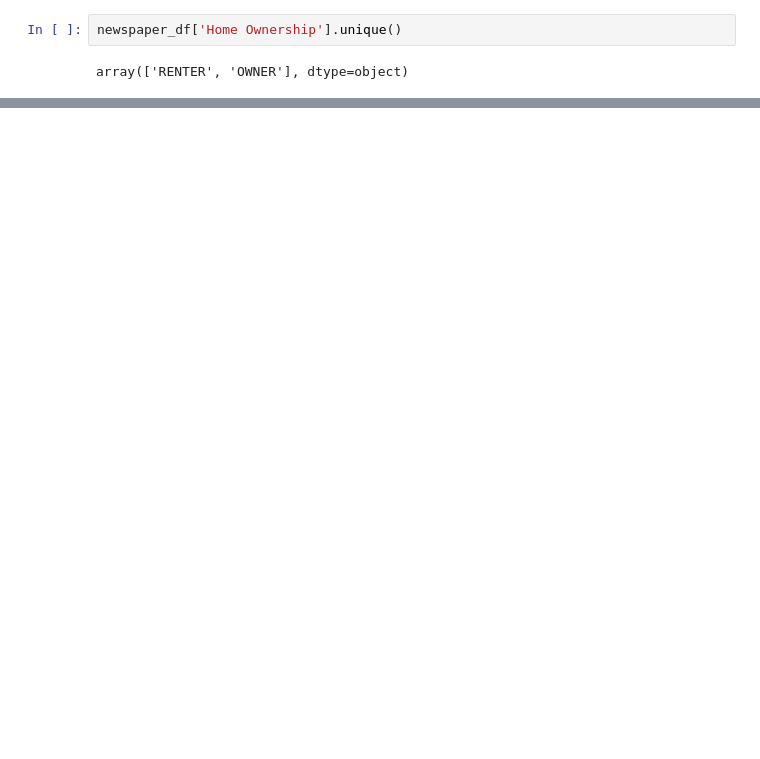
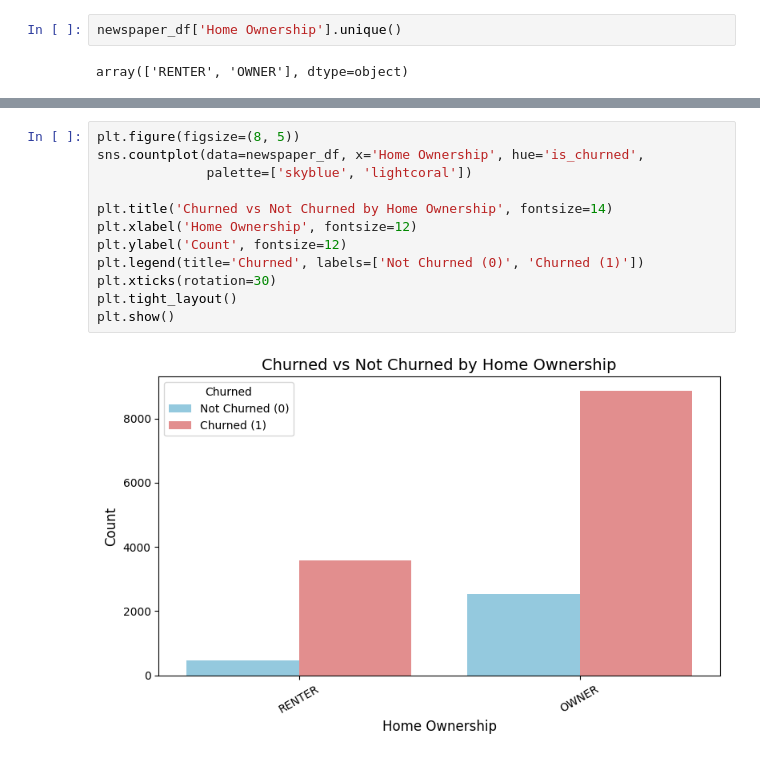
Before and after one commit to SKNETWORKS-FAMILY-AICAMP/SKN17-2nd-5Team, a Jupyter notebook: preprocessing_dh.ipynb, the cells around one changed output, grey strips where cells are left out. Cells and saved outputs as stored; diff of their text form; blank space fills up the shorter version.

```diff
--- a/preprocessing_dh.ipynb
+++ b/preprocessing_dh.ipynb
@@ -457,0 +492,14 @@ plt.show()
+# %%
+plt.figure(figsize=(8, 5))
+sns.countplot(data=newspaper_df, x='Home Ownership', hue='is_churned',
+              palette=['skyblue', 'lightcoral'])
+
+plt.title('Churned vs Not Churned by Home Ownership', fontsize=14)
+plt.xlabel('Home Ownership', fontsize=12)
+plt.ylabel('Count', fontsize=12)
+plt.legend(title='Churned', labels=['Not Churned (0)', 'Churned (1)'])
+plt.xticks(rotation=30)
+plt.tight_layout()
+plt.show()
+# %% [output]
+[figure, added]
```
Also changed, not shown: parts of 43 cells of this notebook.
